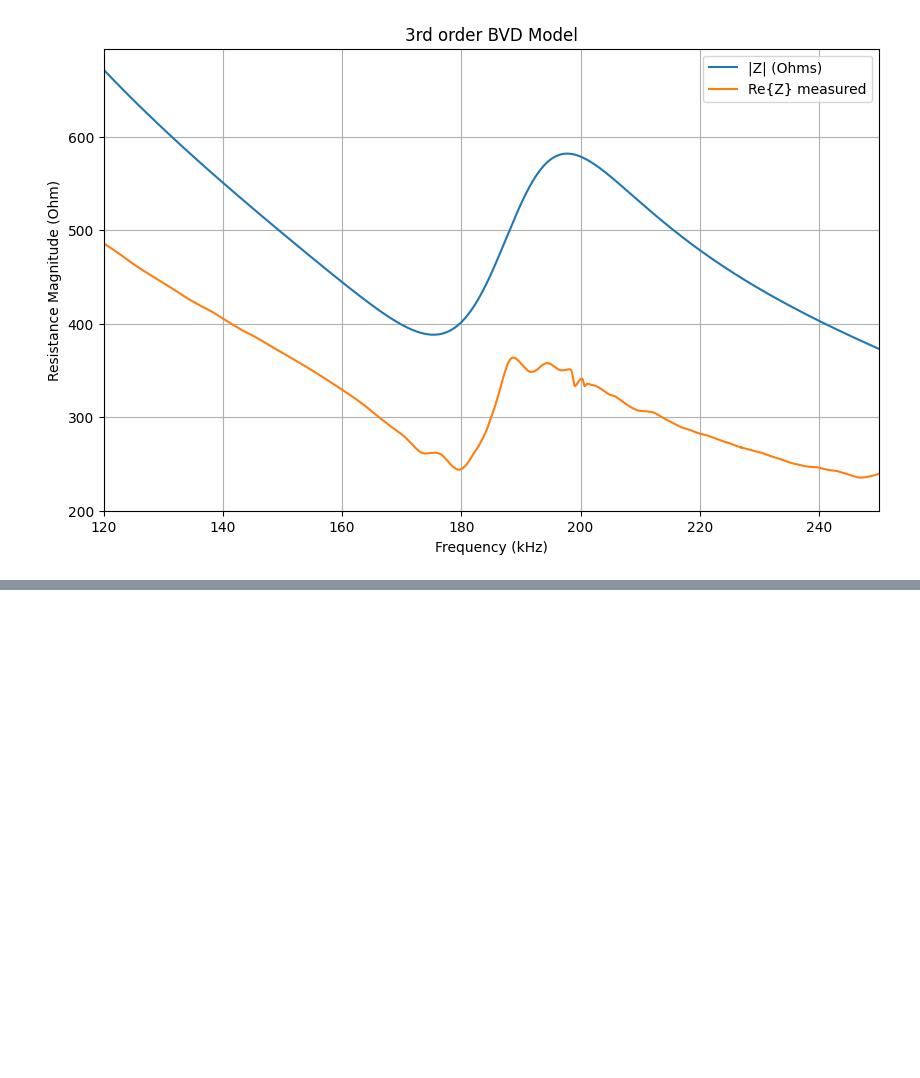
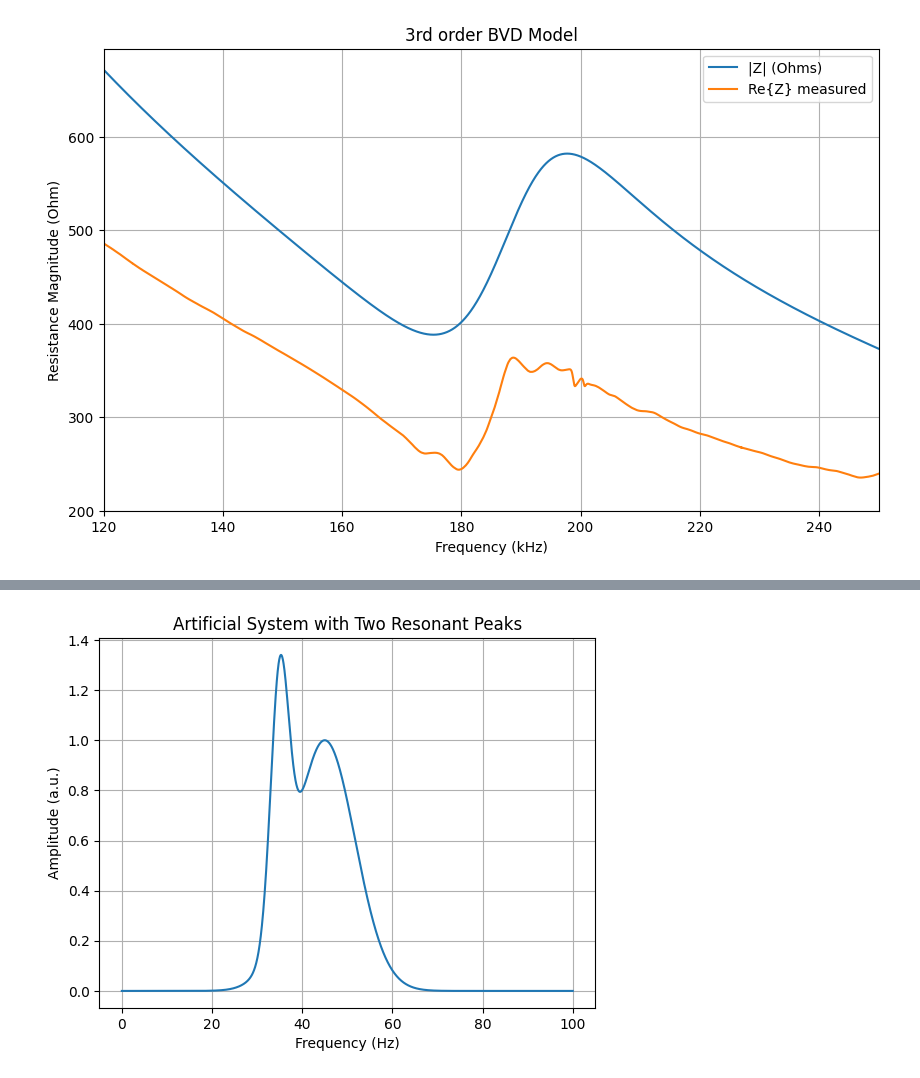
Before and after one commit to MKD-software/EMI-DMG-Analysis, a Jupyter notebook: Damage-analysis.ipynb, the cells around one changed output, grey strips where cells are left out. Saved outputs shown, nothing was run; the diff lists cells and outputs as text; code cells hidden in the pictures; blank space fills up the shorter version.

```diff
--- a/Damage-analysis.ipynb
+++ b/Damage-analysis.ipynb
@@ -668,0 +949,22 @@ plt.show()
+# %%
+import numpy as np
+import matplotlib.pyplot as plt
+
+# Frequency axis
+f = np.linspace(0, 100, 2000)
+
+# Two artificial "resonances" (Gaussian bumps, not physical transfer functions)
+peak1 = np.exp(-0.5 * ((f - 35)/2)**2)   # centered at 30 Hz
+peak2 = np.exp(-0.1 * ((f - 45)/3)**2)   # centered at 70 Hz
+
+# System response = sum of two peaks
+H = peak1 + peak2
+
+plt.plot(f, H)
+plt.title("Artificial System with Two Resonant Peaks")
+plt.xlabel("Frequency (Hz)")
+plt.ylabel("Amplitude (a.u.)")
+plt.grid(True)
+plt.show()
+# %% [output]
+[figure, added]
```
Also changed, not shown: parts of 6 cells of this notebook.
